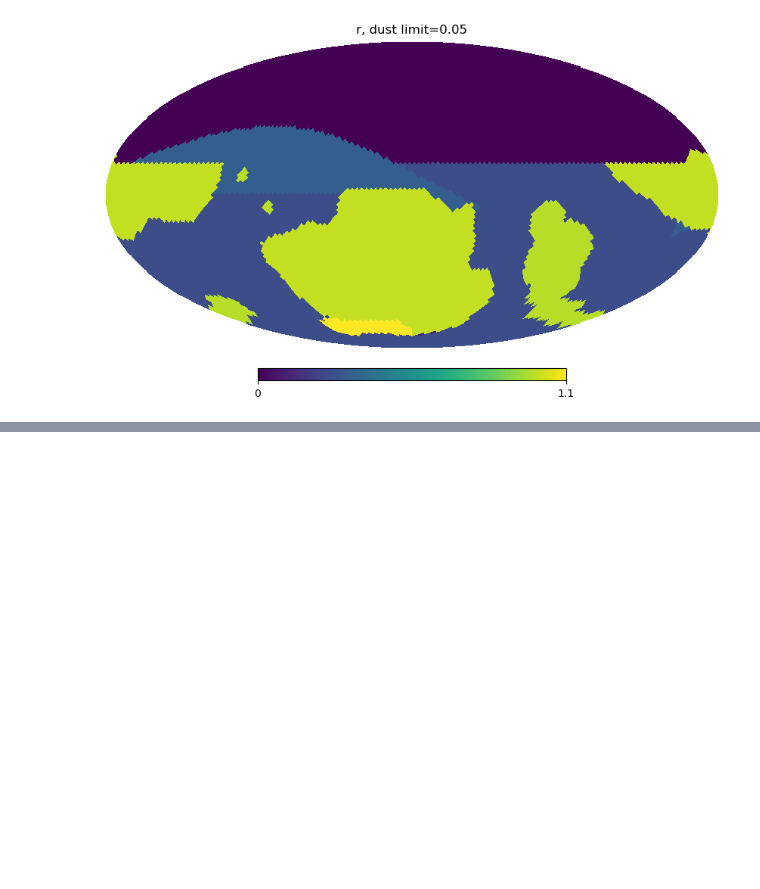
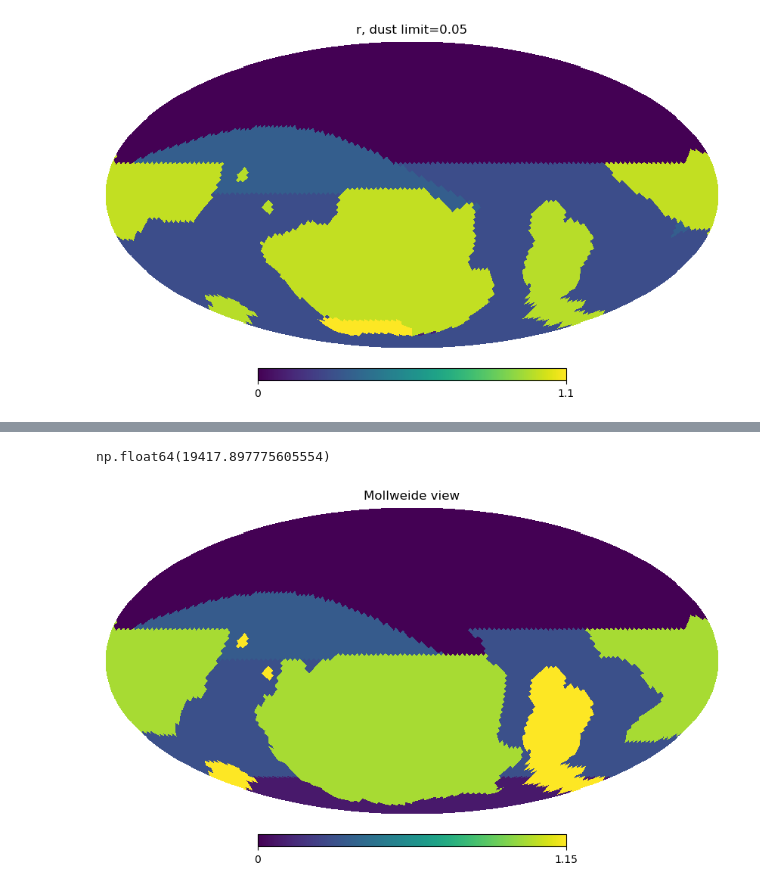
Before and after one commit to lsst-sims/sims_featureScheduler_runs5.3, a Jupyter notebook: shrink_fp/footprint_variations.ipynb, the cells around one changed output, grey strips where cells are left out. Saved outputs shown, nothing was run; the diff lists cells and outputs as text; code cells hidden in the pictures; blank space fills up the shorter version.

```diff
--- a/shrink_fp/footprint_variations.ipynb
+++ b/shrink_fp/footprint_variations.ipynb
@@ -51,3 +51,7 @@ df
 | nes | 3102.029313 | 3112.100836 | 3149.029757 | 3189.315852 | 3279.959565 | 3521.676135 |
 | scp | 862.793867 | 812.436249 | 651.291869 | 332.360284 | 107.429587 | 6.714349 |
 | virgo | 73.857841 | 73.857841 | 73.857841 | 73.857841 | 73.857841 | 73.857841 |
+# %%
+df[0.199]["lowdust"] + df[0.199]["bulgy"]
+# %% [output]
+np.float64(19417.897775605554)
@@ -53,0 +60,7 @@ df
+# %%
+sag = SmallerFootprint(dust_limit=0.08)
+# %%
+sky_maps, labels = sag.return_maps()
+hp.mollview(sky_maps['r'])
+# %% [output]
+[figure, added]
```
Also changed, not shown: parts of 4 cells of this notebook, 3 other files.
